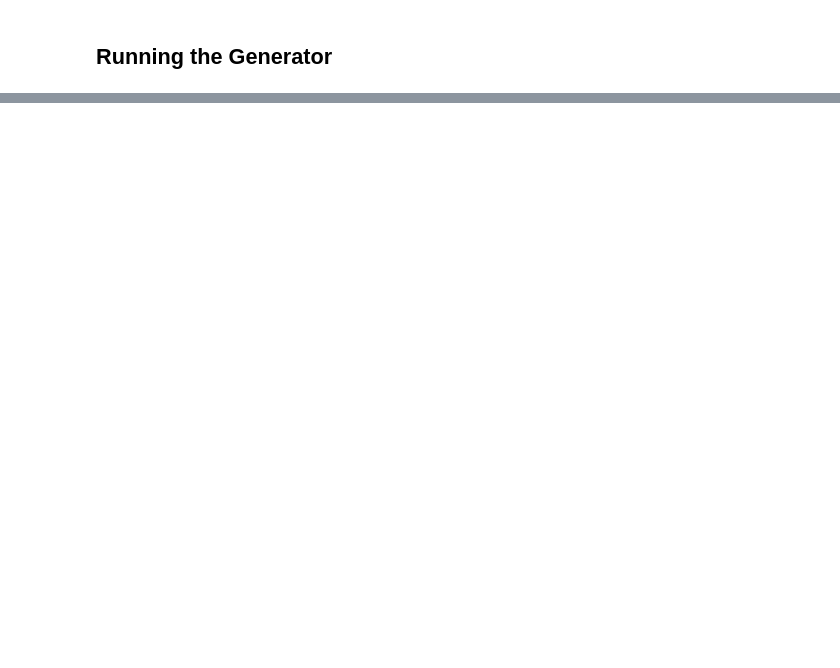
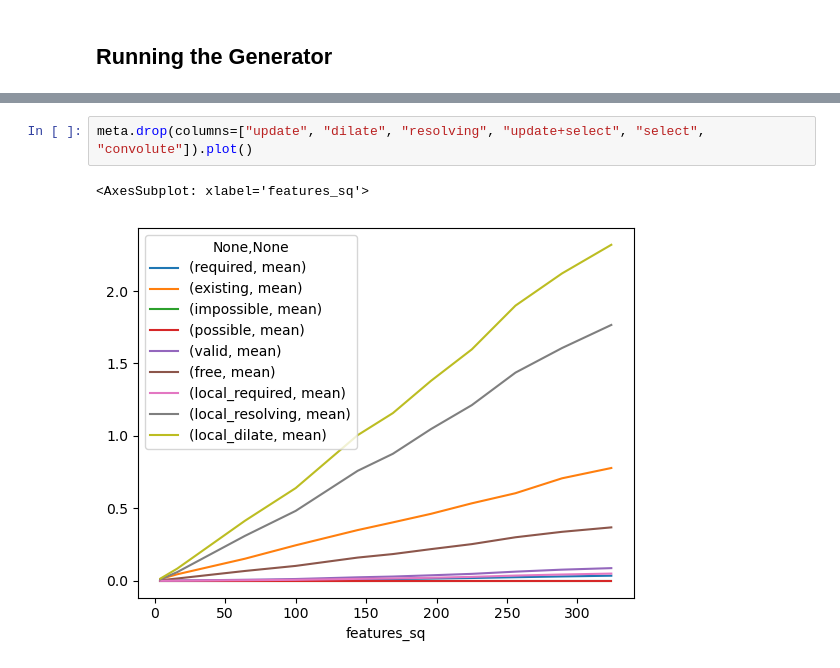
Before and after one commit to flaport/inverse_design, a Jupyter notebook: notebooks/09_local_generator.ipynb, the cells around one changed output, grey strips where cells are left out. Saved outputs shown, nothing was run; the diff lists cells and outputs as text; blank space fills up the shorter version.

```diff
--- a/notebooks/09_local_generator.ipynb
+++ b/notebooks/09_local_generator.ipynb
@@ -488,0 +558,5 @@ times.__dict__
+# %%
+meta.drop(columns=["update", "dilate", "resolving", "update+select", "select", "convolute"]).plot()
+# %% [output]
+<AxesSubplot: xlabel='features_sq'>
+[figure, added]
```
Also changed, not shown: parts of 17 cells of this notebook, 2 other files.
